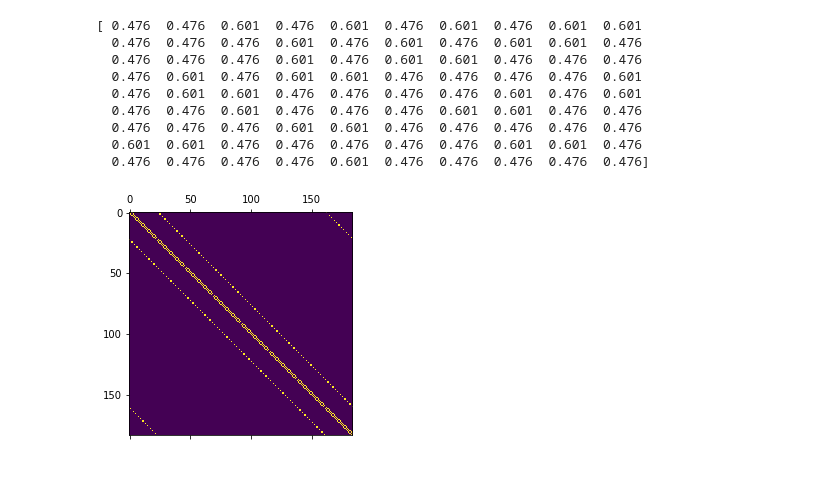
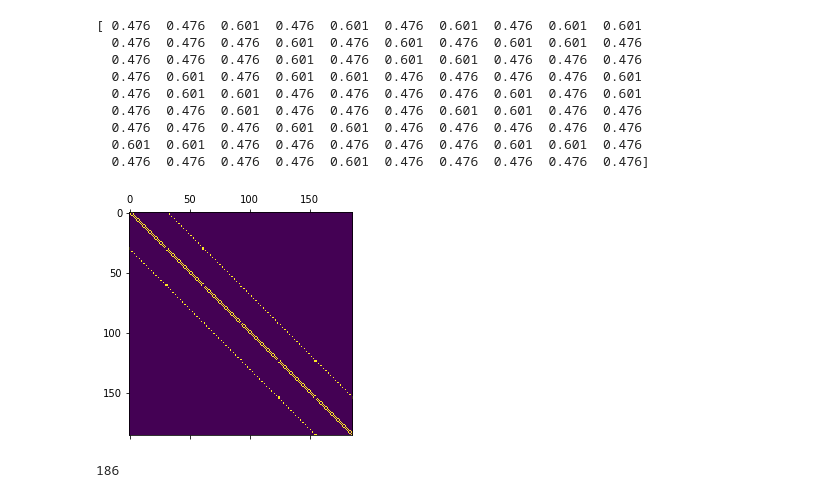
Before and after one commit to bzager/MO_Theory, a Jupyter notebook: MO_Theory.ipynb, the cells around one changed output. Drawn from its saved outputs; the diff is of its cells as text; code cells hidden in the pictures.

Commit message:
updated plotting

```diff
--- a/MO_Theory.ipynb
+++ b/MO_Theory.ipynb
@@ -330,40 +330,43 @@ def constructArmchair(rows,cols):
                 connect(cur,indexFind(i-1,j,rows,cols),adjMat)
 
             if i%2 == j%2:
                 connect(cur,indexFind(i,j+1,rows,cols),adjMat)
             else:
                 connect(cur,indexFind(i,j-1,rows,cols),adjMat)
 
     return adjMat
 
 #
-def constructAdj(rows,cols):
-    if rows > cols:
+def constructAdj(rows,cols,zig,arm):
+    if rows < cols:
         adjMat = constructZigzag(rows,cols)
     else:
         adjMat = constructArmchair(rows,cols)
     return adjMat
 
-zig = 7  # layers of hexagons connected on flat edge
-arm = 11 # layers of hexagons connected in "armchair" pattern
-name = "graphene"+str(zig)+"x"+str(arm)
+zig = 5  # layers of hexagons connected on flat edge
+arm = 15  # layers of hexagons connected in "armchair" pattern
+name = "Graphene"+str(zig)+"x"+str(arm)
 
 # for zigzag configuration, use arm > zig
 # for armchair configuration, use zig > arm
 
 # Consider square lattice from "stretched" hex lattice
 rows = zig+1  # number of rows in "stretched" square lattice
 cols = arm*2 + 1  # number of columns in "stretched" square lattice
 
 Nc = rows*cols # total number of carbon atoms
 Ne = Nc # total number of pi electrons
 
-graph = constructAdj(rows,cols)
+graph = constructAdj(rows,cols,zig,arm)
 
 plt.matshow(graph)
 plt.show()
+
+print(Nc)
 # %% [output]
-[figure, old version]
+[figure, new version]
+186
 # %%
 # Calculate eigenvalues/eigenvectors of graphene
 
```
Also changed, not shown: parts of 3 cells of this notebook, 13 other files.
